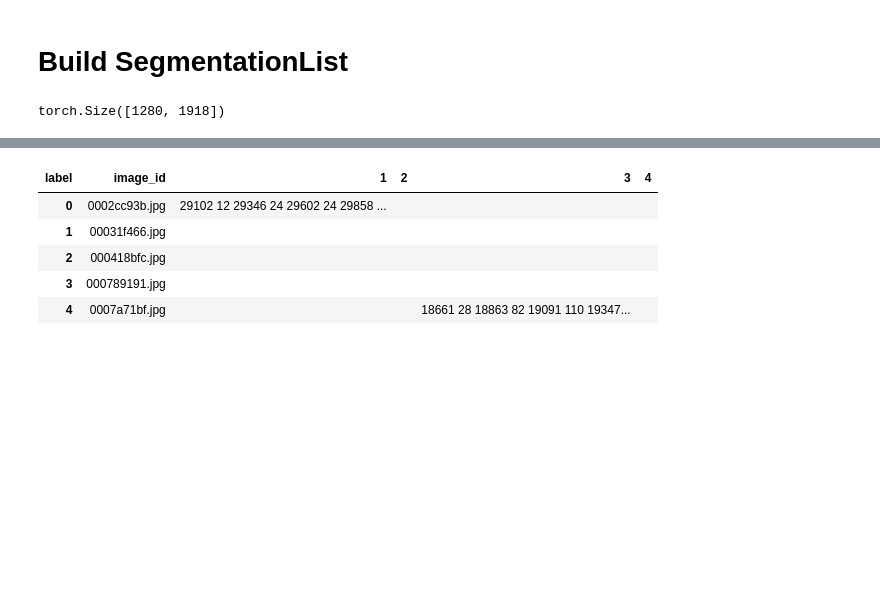
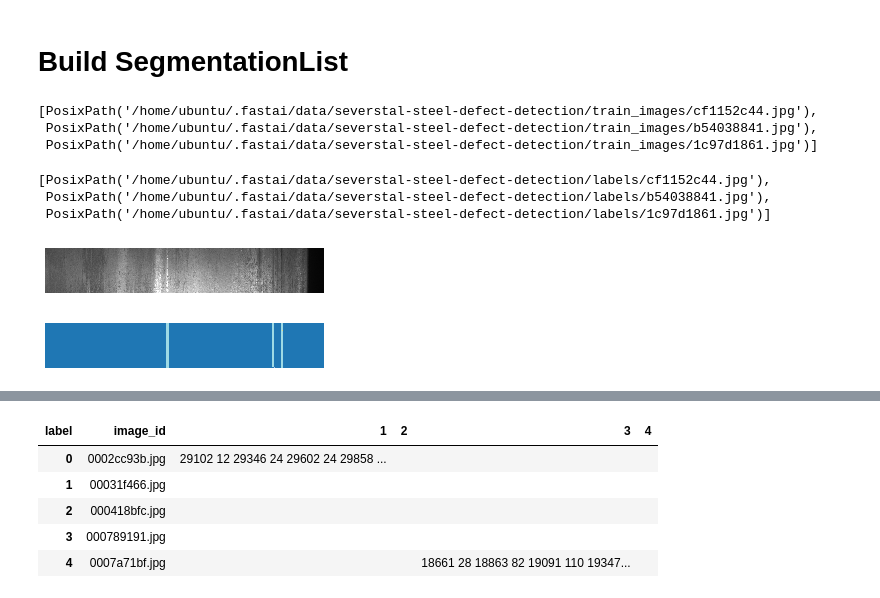
Before and after one commit to alistairwgillespie/ds_scribbles, a Jupyter notebook: kaggle_severstal.ipynb, the cells around one changed output, grey strips where cells are left out. Drawn from its saved outputs; the diff is of its cells as text; code cells hidden in the pictures; blank space fills up the shorter version.

```diff
--- a/kaggle_severstal.ipynb
+++ b/kaggle_severstal.ipynb
@@ -82,7 +56,3 @@ mask
 # Build SegmentationList
 # %%
 path_img = path/'train_images'
-# %%
-mask.shape[1:]
-# %% [output]
-torch.Size([1280, 1918])
@@ -88,0 +61,25 @@ torch.Size([1280, 1918])
+# %%
+fnames = get_image_files(path_img)
+fnames[:3]
+# %% [output]
+[PosixPath('/home/ubuntu/.fastai/data/severstal-steel-defect-detection/train_images/cf1152c44.jpg'),
+ PosixPath('/home/ubuntu/.fastai/data/severstal-steel-defect-detection/train_images/b54038841.jpg'),
+ PosixPath('/home/ubuntu/.fastai/data/severstal-steel-defect-detection/train_images/1c97d1861.jpg')]
+# %%
+lbl_names = get_image_files(path_lbl)
+lbl_names[:3]
+# %% [output]
+[PosixPath('/home/ubuntu/.fastai/data/severstal-steel-defect-detection/labels/cf1152c44.jpg'),
+ PosixPath('/home/ubuntu/.fastai/data/severstal-steel-defect-detection/labels/b54038841.jpg'),
+ PosixPath('/home/ubuntu/.fastai/data/severstal-steel-defect-detection/labels/1c97d1861.jpg')]
+# %%
+img_f = fnames[0]
+img = open_image(img_f)
+img.show(figsize=(5,5))
+# %% [output]
+[figure, added]
+# %%
+mask = open_mask(lbl_names[0])
+mask.show(figsize=(5,5), alpha=1)
+# %% [output]
+[figure, added]
```
Also changed, not shown: parts of 37 cells of this notebook.
